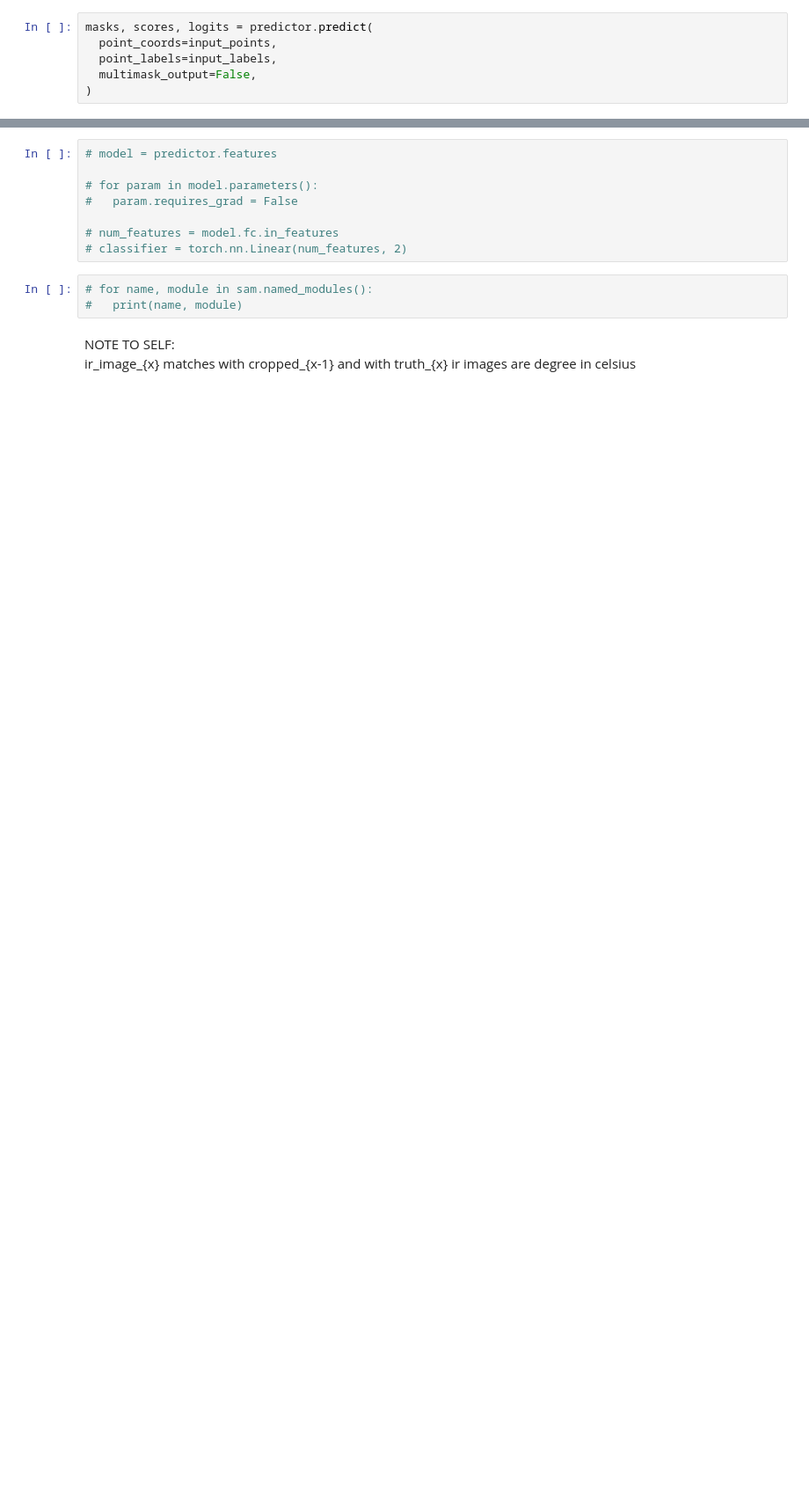
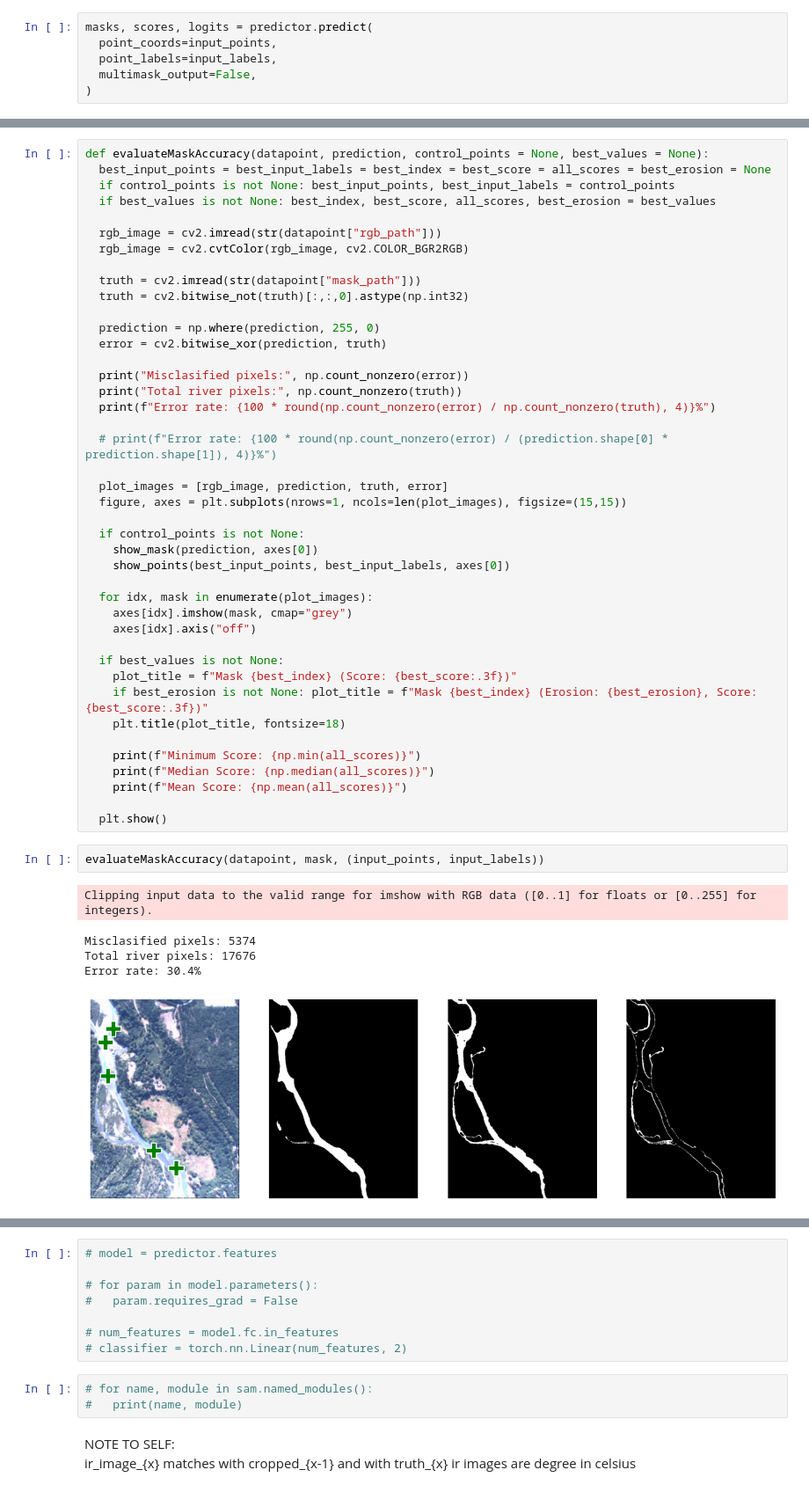
Before and after one commit to StefanTodoran/elwha-segmentation, a Jupyter notebook: book/chapters/masking.ipynb, the cells around one changed output, grey strips where cells are left out. Shown at 88% size. Drawn from its saved outputs; the diff is of its cells as text; blank space fills up the shorter version.

```diff
--- a/book/chapters/masking.ipynb
+++ b/book/chapters/masking.ipynb
@@ -598 +606,51 @@ for i, (mask, score) in enumerate(zip(masks, scores)):
+# %%
+def evaluateMaskAccuracy(datapoint, prediction, control_points = None, best_values = None):
+  best_input_points = best_input_labels = best_index = best_score = all_scores = best_erosion = None
+  if control_points is not None: best_input_points, best_input_labels = control_points
+  if best_values is not None: best_index, best_score, all_scores, best_erosion = best_values
+
+  rgb_image = cv2.imread(str(datapoint["rgb_path"]))
+  rgb_image = cv2.cvtColor(rgb_image, cv2.COLOR_BGR2RGB)
+
+  truth = cv2.imread(str(datapoint["mask_path"]))
+  truth = cv2.bitwise_not(truth)[:,:,0].astype(np.int32)
+
+  prediction = np.where(prediction, 255, 0)
+  error = cv2.bitwise_xor(prediction, truth)
+
+  print("Misclasified pixels:", np.count_nonzero(error))
+  print("Total river pixels:", np.count_nonzero(truth))
+  print(f"Error rate: {100 * round(np.count_nonzero(error) / np.count_nonzero(truth), 4)}%")
+
+  # print(f"Error rate: {100 * round(np.count_nonzero(error) / (prediction.shape[0] * prediction.shape[1]), 4)}%")
+
+  plot_images = [rgb_image, prediction, truth, error]
+  figure, axes = plt.subplots(nrows=1, ncols=len(plot_images), figsize=(15,15))
+
+  if control_points is not None:
+    show_mask(prediction, axes[0])
+    show_points(best_input_points, best_input_labels, axes[0])
+
+  for idx, mask in enumerate(plot_images):
+    axes[idx].imshow(mask, cmap="grey")
+    axes[idx].axis("off")
+
+  if best_values is not None:
+    plot_title = f"Mask {best_index} (Score: {best_score:.3f})"
+    if best_erosion is not None: plot_title = f"Mask {best_index} (Erosion: {best_erosion}, Score: {best_score:.3f})"
+    plt.title(plot_title, fontsize=18)
+
+    print(f"Minimum Score: {np.min(all_scores)}")
+    print(f"Median Score: {np.median(all_scores)}")
+    print(f"Mean Score: {np.mean(all_scores)}")
+
+  plt.show()
+# %%
+evaluateMaskAccuracy(datapoint, mask, (input_points, input_labels))
+# %% [output]
+Clipping input data to the valid range for imshow with RGB data ([0..1] for floats or [0..255] for integers).
+Misclasified pixels: 5374
+Total river pixels: 17676
+Error rate: 30.4%
+[figure, added]
 # %%
```
Also changed, not shown: parts of 14 cells of this notebook.
